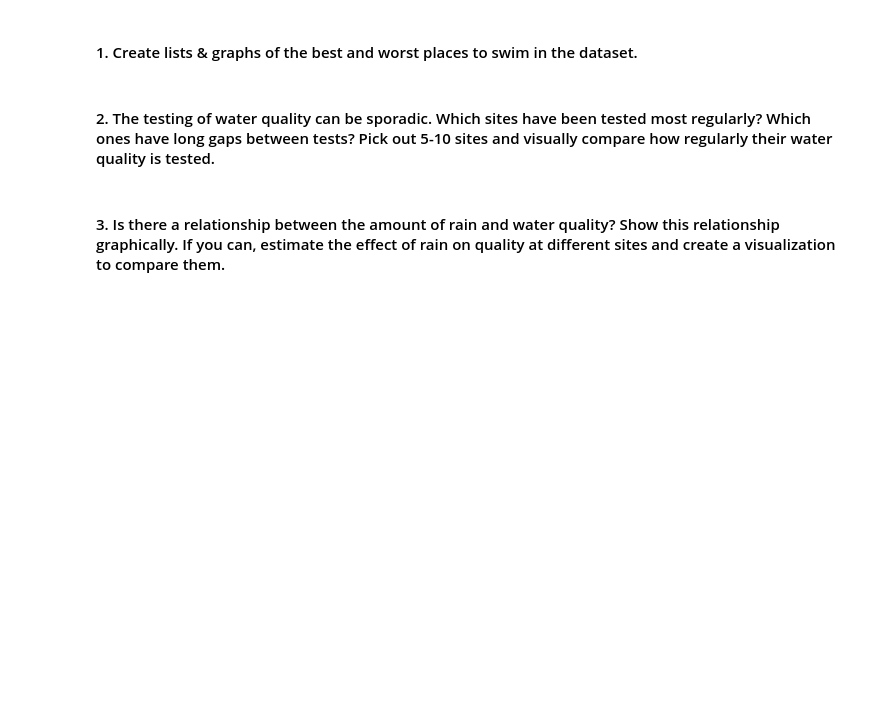
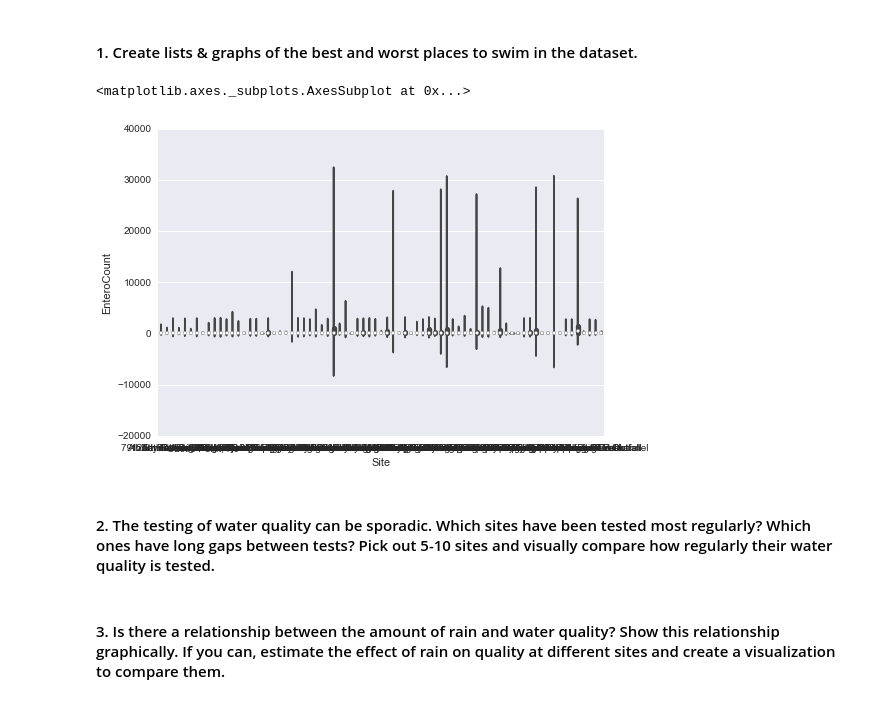
Before and after one commit to jhamski/IS608-DataVisualization-Assignments-Spring2016, a Jupyter notebook: Assignment 4/JamesHamski_assignment_4.ipynb, the cells around one changed output. Saved outputs shown, nothing was run; the diff lists cells and outputs as text; code cells hidden in the pictures; blank space fills up the shorter version.

Commit message:
Data cleaning

```diff
--- a/Assignment 4/JamesHamski_assignment_4.ipynb
+++ b/Assignment 4/JamesHamski_assignment_4.ipynb
@@ -45,7 +47,11 @@ The first step is to get Site into a category type, Date into the date type, and
 # %% [markdown]
 *Site*
+# %%
+rk["Site"] = rk["Site"].astype('category')
 # %% [markdown]
 *Date*
+# %%
+rk["Date"] = pd.to_datetime(rk["Date"])
 # %% [markdown]
 *EnteroCount*
 The maximum reading is 2420 cells per 100 mL, signified by ">2420". I am going to round the readings that exceed the maximum measurement to 2420 and indicate in any presentation that actual EnteroCounts may have exceeded this value.
@@ -53,0 +60,4 @@ The minimum reading is usually 10 cells per 100 mL, signified by "<10". I am goi
+# %%
+rk["EnteroCount"] = rk["EnteroCount"].str.lstrip('><')
+# %%
+rk["EnteroCount"] = rk["EnteroCount"].astype('int64')
@@ -54,5 +85,10 @@ The minimum reading is usually 10 cells per 100 mL, signified by "<10". I am goi
 # %% [markdown]
 #### 1. Create lists & graphs of the best and worst places to swim in the dataset.
+# %%
+sbs.violinplot(x='Site', y='EnteroCount', data=rk)
+# %% [output]
+<matplotlib.axes._subplots.AxesSubplot at 0x...>
+[figure, added]
 # %% [markdown]
 #### 2. The testing of water quality can be sporadic. Which sites have been tested most regularly? Which ones have long gaps between tests? Pick out 5-10 sites and visually compare how regularly their water quality is tested.
 # %% [markdown]
```
Also changed, not shown: parts of 5 cells of this notebook.
